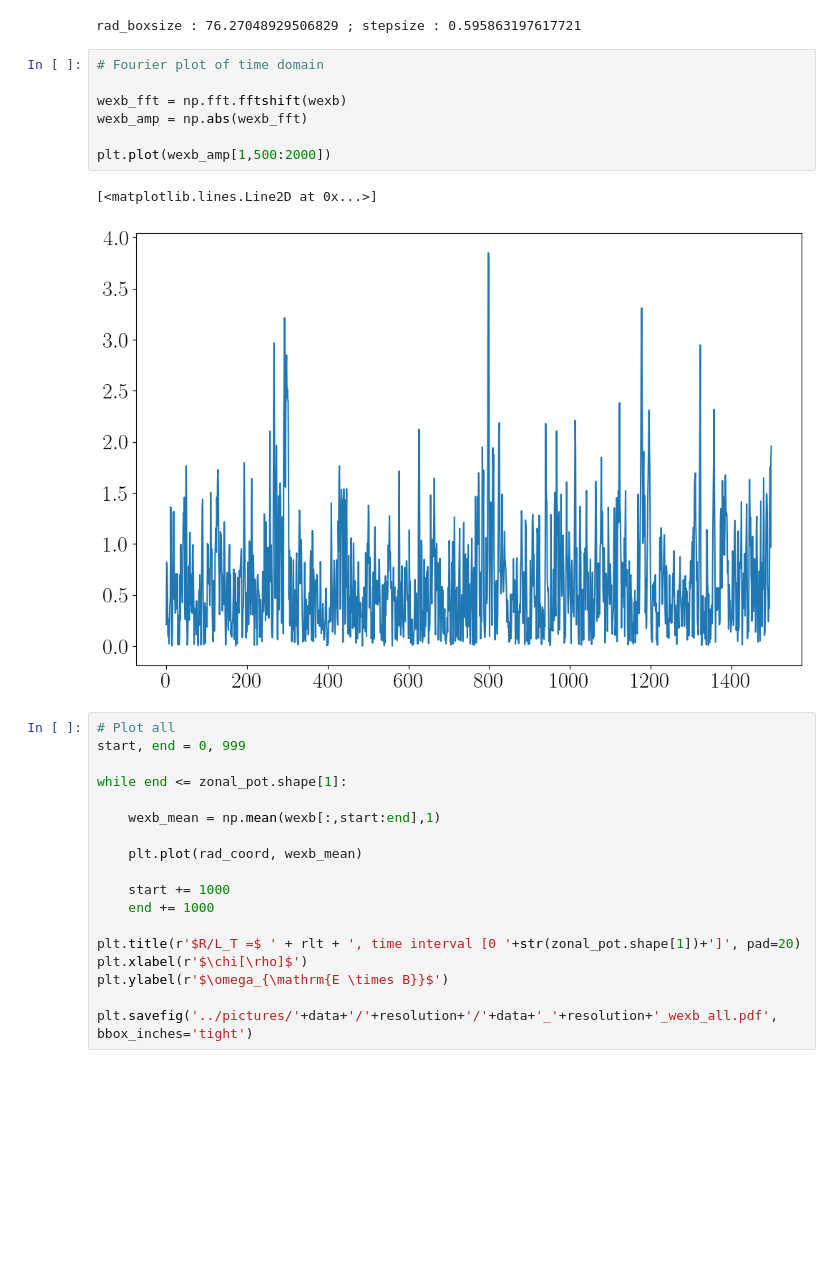
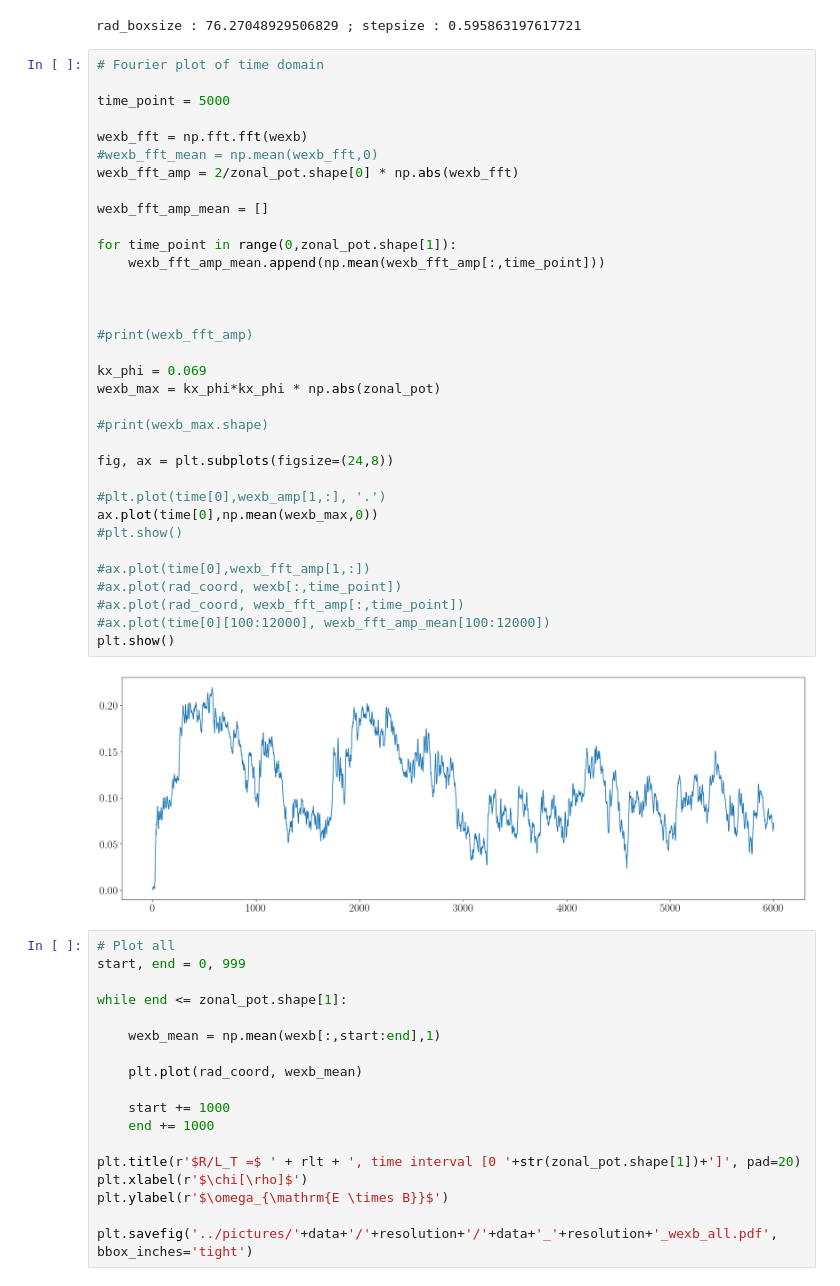
Before and after one commit to ManeLippert/Bachelorthesis-Shearingrate-Convergence, a Jupyter notebook: evaluation/S6_rlt6.0_Nsgrid12_Nvpargrid16_Nmugrid6_eval.ipynb, the cells around one changed output. Drawn from its saved outputs; the diff is of its cells as text; blank space fills up the shorter version.

```diff
--- a/evaluation/S6_rlt6.0_Nsgrid12_Nvpargrid16_Nmugrid6_eval.ipynb
+++ b/evaluation/S6_rlt6.0_Nsgrid12_Nvpargrid16_Nmugrid6_eval.ipynb
@@ -59,16 +59,42 @@ wexb = 0.5 * ddphi
 print('rad_boxsize :', rad_boxsize, '; stepsize :',dx)
 # %% [output]
 rad_boxsize : 76.27048929506829 ; stepsize : 0.595863197617721
-# %%
-# Fourier plot of time domain
-
-wexb_fft = np.fft.fftshift(wexb)
-wexb_amp = np.abs(wexb_fft)
-
-plt.plot(wexb_amp[1,500:2000])
-# %% [output]
-[<matplotlib.lines.Line2D at 0x...>]
-[figure, removed]
+# %%
+# Fourier plot of time domain
+
+time_point = 5000
+
+wexb_fft = np.fft.fft(wexb)
+#wexb_fft_mean = np.mean(wexb_fft,0)
+wexb_fft_amp = 2/zonal_pot.shape[0] * np.abs(wexb_fft)
+
+wexb_fft_amp_mean = []
+
+for time_point in range(0,zonal_pot.shape[1]):
+    wexb_fft_amp_mean.append(np.mean(wexb_fft_amp[:,time_point]))
+
+
+
+#print(wexb_fft_amp)
+
+kx_phi = 0.069
+wexb_max = kx_phi*kx_phi * np.abs(zonal_pot)
+
+#print(wexb_max.shape)
+
+fig, ax = plt.subplots(figsize=(24,8))
+
+#plt.plot(time[0],wexb_amp[1,:], '.')
+ax.plot(time[0],np.mean(wexb_max,0))
+#plt.show()
+
+#ax.plot(time[0],wexb_fft_amp[1,:])
+#ax.plot(rad_coord, wexb[:,time_point])
+#ax.plot(rad_coord, wexb_fft_amp[:,time_point])
+#ax.plot(time[0][100:12000], wexb_fft_amp_mean[100:12000])
+plt.show()
+# %% [output]
+[figure, added]
 # %%
 # Plot all
 start, end = 0, 999
```
Also changed, not shown: 44 other files.
